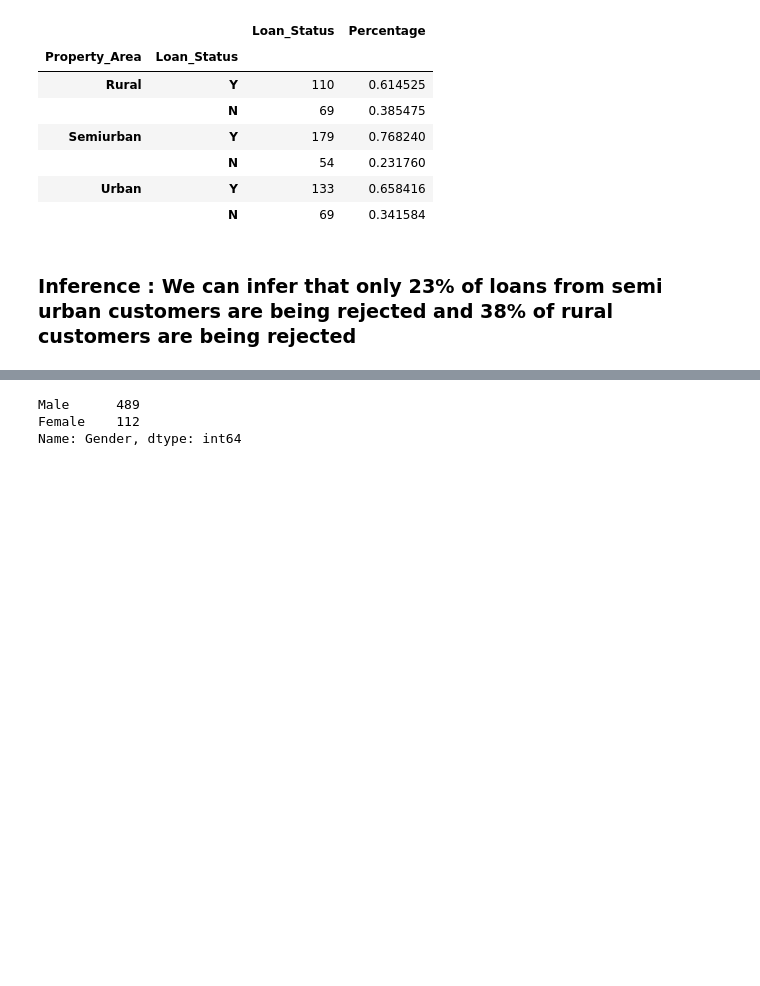
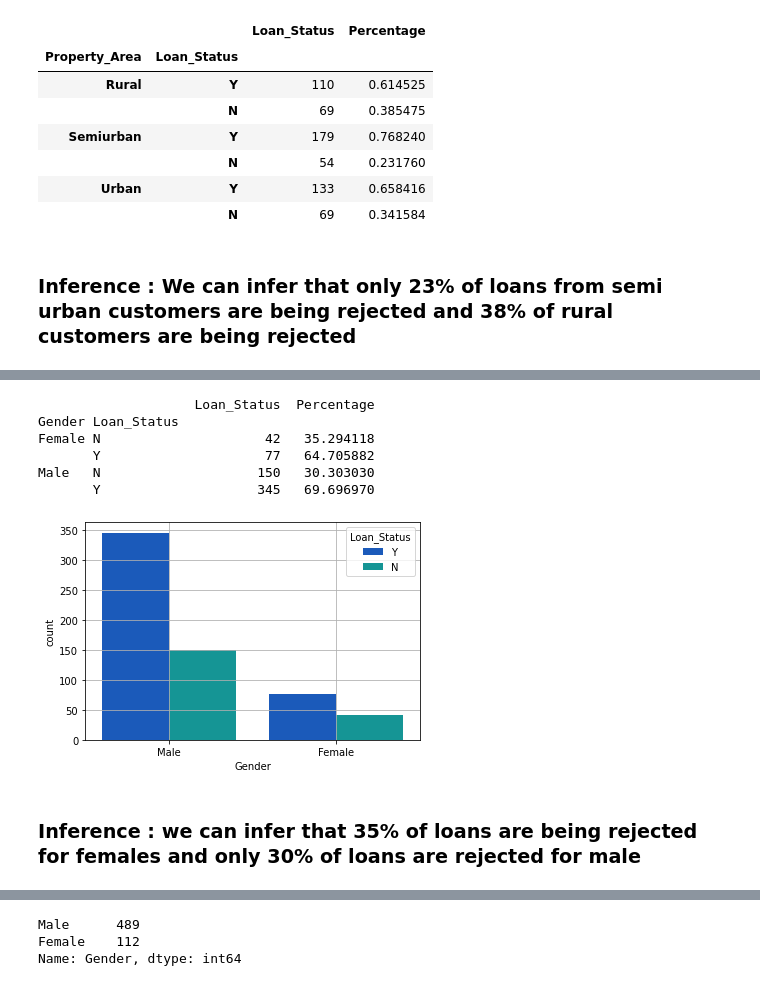
Before and after one commit to SharanDHONI/Loan-Apprval-prediction-AnalyticsVidhya, a Jupyter notebook: Loan.ipynb, the cells around one changed output, grey strips where cells are left out. Cells and saved outputs as stored; diff of their text form; code cells hidden in the pictures; blank space fills up the shorter version.

```diff
--- a/Loan.ipynb
+++ b/Loan.ipynb
@@ -287,4 +319,4 @@ prop_status
 # %% [markdown]
 ### Inference :  We can infer that only 23% of loans from semi urban customers are being rejected and 38% of rural customers are being rejected
 # %%
-pd.DataFrame(df.Loan_Status.groupby(df.Gender).value_counts(normalize=True)).sort_index()
+gen_ls = pd.DataFrame(df.Loan_Status.groupby(df.Gender).value_counts(normalize=False)).sort_index()
@@ -306,0 +325,20 @@ df.head()
+# %%
+gen_ls['Percentage'] = pr*100
+# %%
+## count of loan status with hue gender
+sns.countplot(df.Gender,palette='winter',hue=df.Loan_Status)
+plt.grid()
+print('\n\n')
+print(gen_ls)
+# print(df.Loan_Status.value_counts(),'\n')
+plt.show()
+# %% [output]
+                    Loan_Status  Percentage
+Gender Loan_Status
+Female N                     42   35.294118
+       Y                     77   64.705882
+Male   N                    150   30.303030
+       Y                    345   69.696970
+[figure, added]
+# %% [markdown]
+### Inference : we can infer that 35% of loans are being rejected for females and only 30% of loans are rejected for male
```
Also changed, not shown: parts of 23 cells of this notebook.
